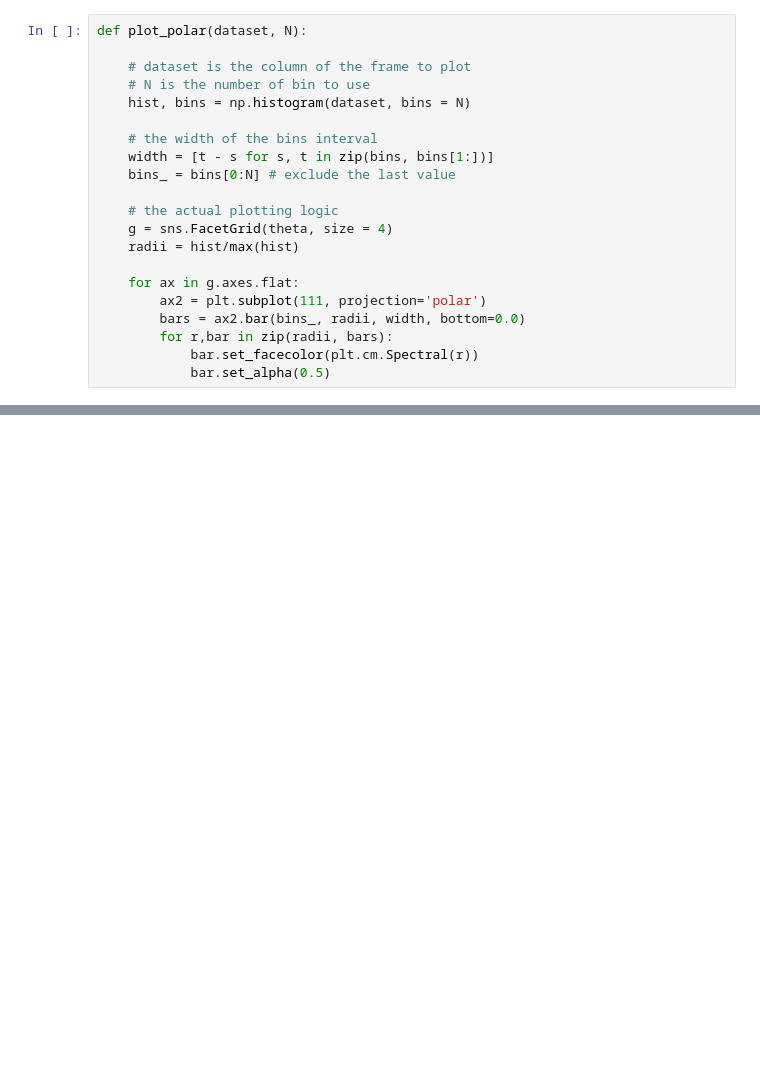
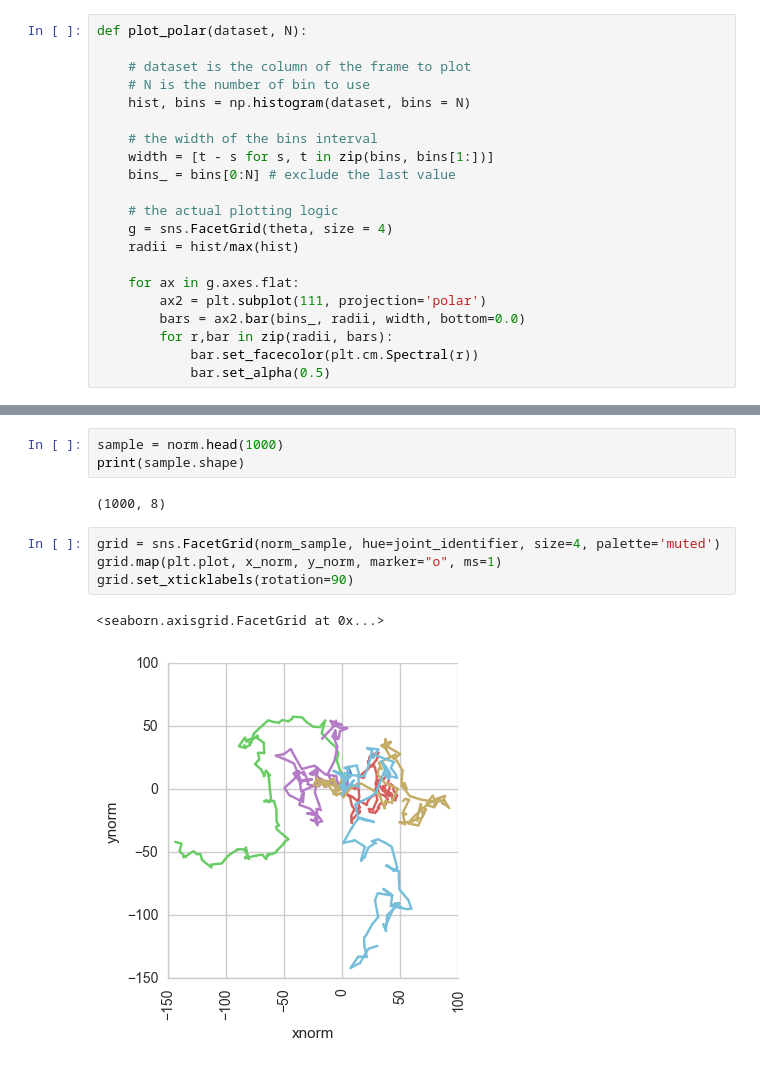
Before and after one commit to CellMigStandOrg/CMSO-samples, a Jupyter notebook: dtpkg.ipynb, the cells around one changed output, grey strips where cells are left out. Drawn from its saved outputs; the diff is of its cells as text; blank space fills up the shorter version.

```diff
--- a/dtpkg.ipynb
+++ b/dtpkg.ipynb
@@ -389,0 +490,12 @@ plot_polar(theta.ta, 10)
+# %%
+sample = norm.head(1000)
+print(sample.shape)
+# %% [output]
+(1000, 8)
+# %%
+grid = sns.FacetGrid(norm_sample, hue=joint_identifier, size=4, palette='muted')
+grid.map(plt.plot, x_norm, y_norm, marker="o", ms=1)
+grid.set_xticklabels(rotation=90)
+# %% [output]
+<seaborn.axisgrid.FacetGrid at 0x...>
+[figure, added]
```
Also changed, not shown: parts of 26 cells of this notebook.
